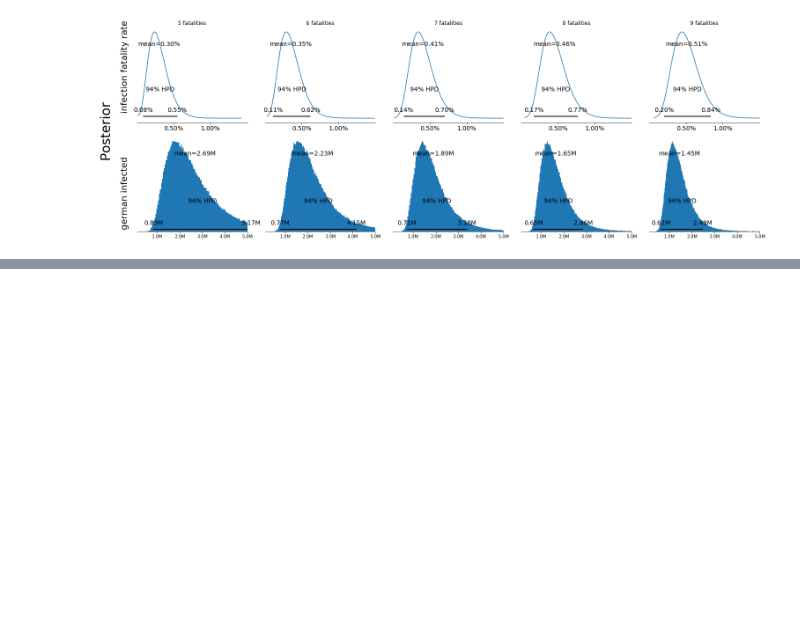
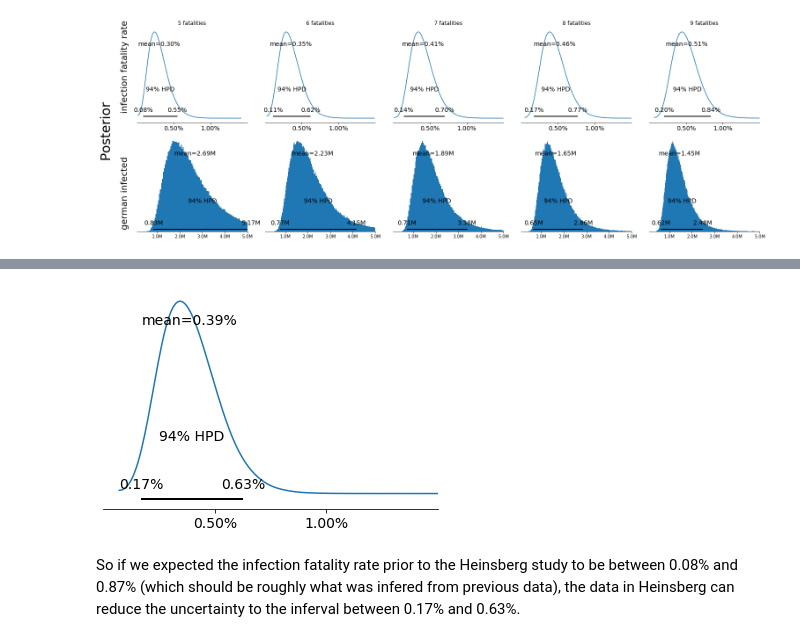
Before and after one commit to matthias-k/analysis-heinsberg-study, a Jupyter notebook: Heinsberg-Study-Model1-Germany-as-NegBinomial.ipynb, the cells around one changed output, grey strips where cells are left out. Cells and saved outputs as stored; diff of their text form; code cells hidden in the pictures; blank space fills up the shorter version.

```diff
--- a/Heinsberg-Study-Model1-Germany-as-NegBinomial.ipynb
+++ b/Heinsberg-Study-Model1-Germany-as-NegBinomial.ipynb
@@ -515,0 +546,6 @@ plt.gcf().text(0.01, 1/rows, 'Posterior', rotation=90, verticalalignment='center
+# %%
+plot_infection_fatality_rate(posterior_constraining['infection_fatality_rate'])
+# %% [output]
+[figure, added]
+# %% [markdown]
+So if we expected the infection fatality rate prior to the Heinsberg study to be between 0.08% and 0.87% (which should be roughly what was infered from previous data), the data in Heinsberg can reduce the uncertainty to the inferval between 0.17% and 0.63%.
```
Also changed, not shown: parts of 4 cells of this notebook.
